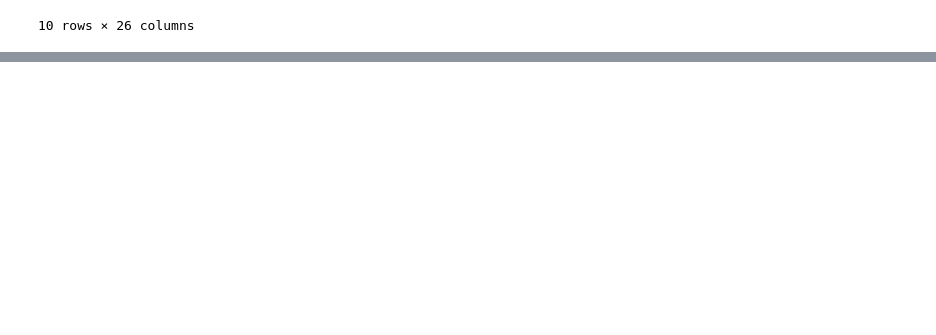
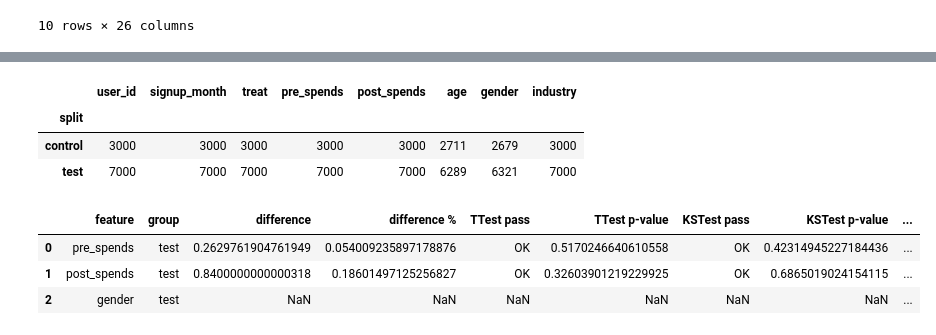
Before and after one commit to sb-ai-lab/HypEx, a Jupyter notebook: examples/tutorials/AATestTutorial.ipynb, the cells around one changed output, grey strips where cells are left out. Drawn from its saved outputs; the diff is of its cells as text; code cells hidden in the pictures; blank space fills up the shorter version.

```diff
--- a/examples/tutorials/AATestTutorial.ipynb
+++ b/examples/tutorials/AATestTutorial.ipynb
@@ -362,0 +367,17 @@ res.experiments
+# %%
+aa = AATest(n_iterations=10, control_size=0.3, t_test_equal_var=False)
+res = aa.execute(data)
+# %%
+res.best_split.data.groupby("split").agg("count")
+# %% [output]
+|  | user_id | signup_month | treat | pre_spends | post_spends | age | gender | industry |
+| split |  |  |  |  |  |  |  |  |
+| control | 3000 | 3000 | 3000 | 3000 | 3000 | 2711 | 2679 | 3000 |
+| test | 7000 | 7000 | 7000 | 7000 | 7000 | 6289 | 6321 | 7000 |
+# %%
+res.best_split_statistic
+# %% [output]
+|  | feature | group | difference | difference % | TTest pass | TTest p-value | KSTest pass | KSTest p-value | ... |
+| 0 | pre_spends | test | 0.2629761904761949 | 0.054009235897178876 | OK | 0.5170246640610558 | OK | 0.42314945227184436 | ... |
+| 1 | post_spends | test | 0.8400000000000318 | 0.18601497125256827 | OK | 0.32603901219229925 | OK | 0.6865019024154115 | ... |
+| 2 | gender | test | NaN | NaN | NaN | NaN | NaN | NaN | ... |
```
Also changed, not shown: parts of 1 cell of this notebook, 2 other files.
